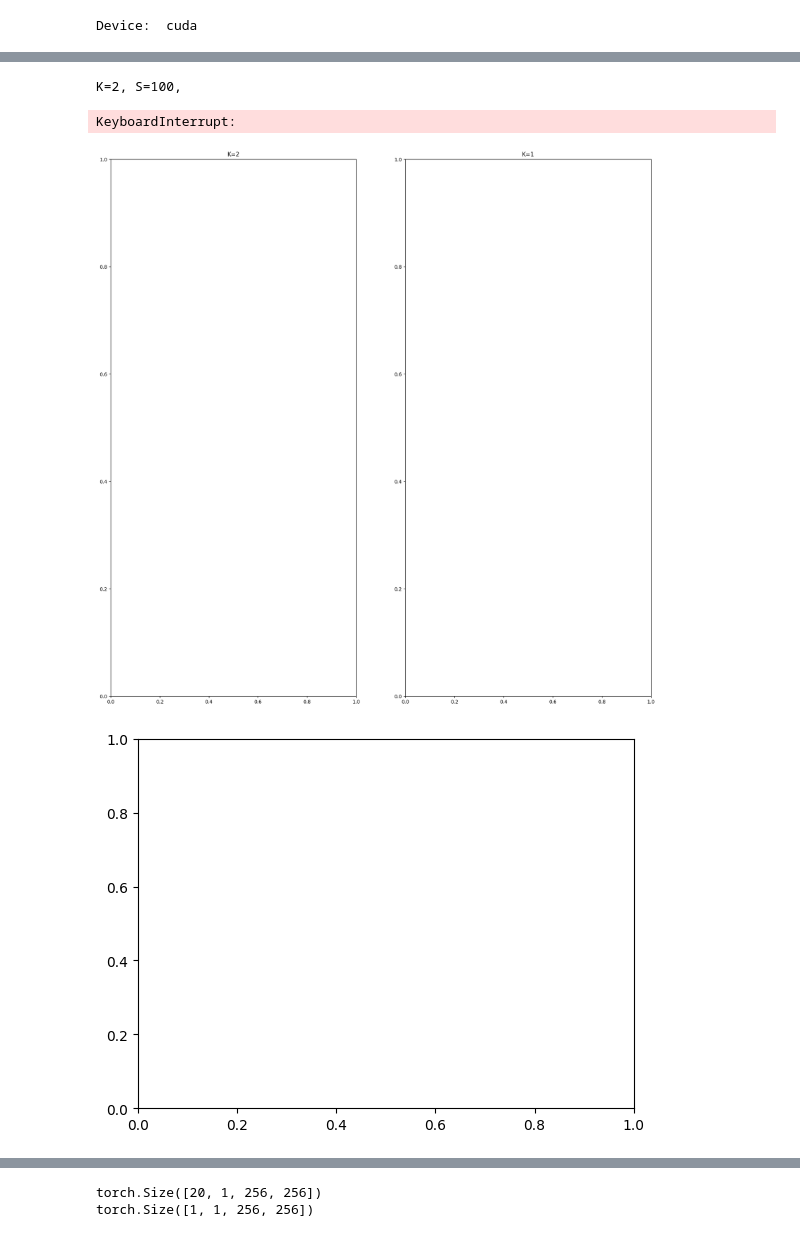
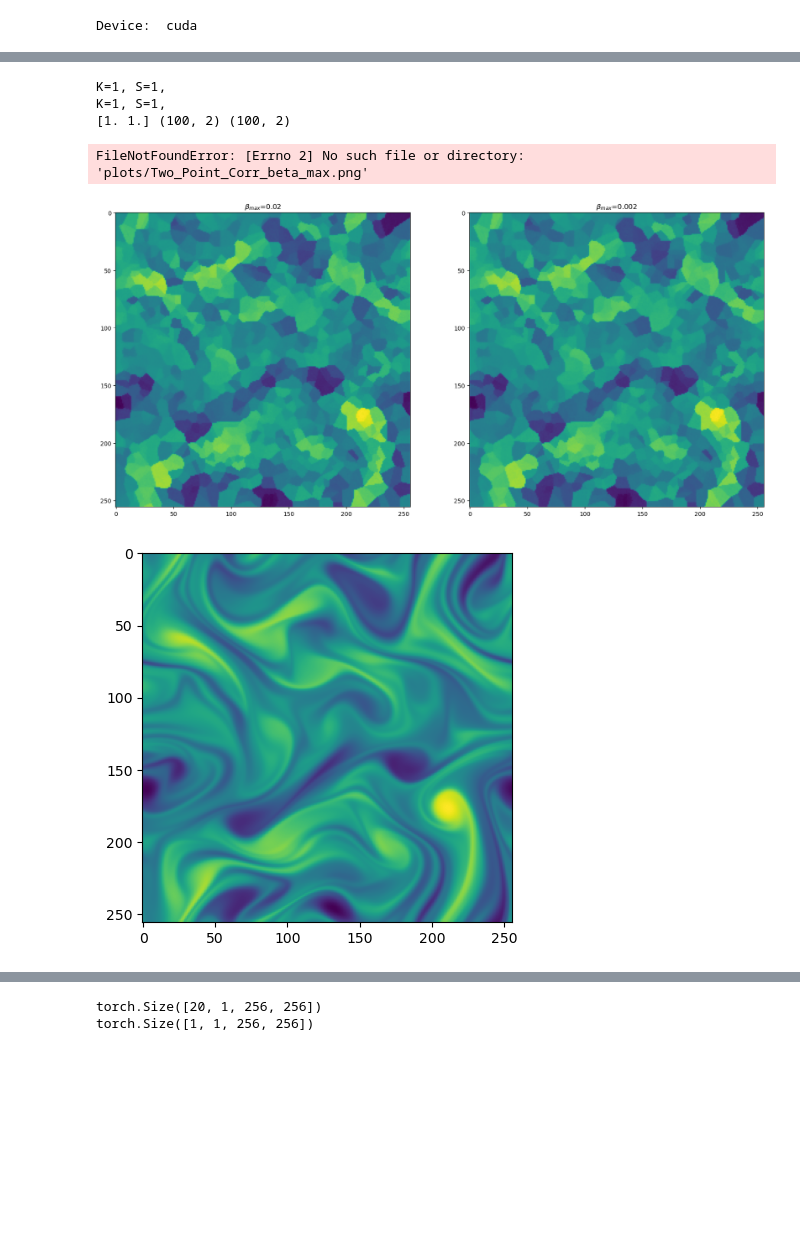
Before and after one commit to baristuran/baris-personal, a Jupyter notebook: data_assimilation.ipynb, the cells around one changed output, grey strips where cells are left out. Cells and saved outputs as stored; diff of their text form; code cells hidden in the pictures; blank space fills up the shorter version.

Commit message:
Change parametric routine

```diff
--- a/data_assimilation.ipynb
+++ b/data_assimilation.ipynb
@@ -190,10 +190,12 @@ def parametric(K,S, beta_max):
         title = r"K"
         independent_var = "K"
 
+    legend = ["Ground Truth"]
     fig_generated, ax_generated = plt.subplots(1,size, figsize=(20,20))
     fig_gt,ax_gt =  plt.subplots()
     for i in range(size):
         ax_generated[i].set_title(title + r"=" + str(vars[independent_var][i]))
+        legend.append(title + r"=" + str(vars[independent_var][i]))
     i = 0
     for s in S:
         for k in K:
@@ -214,15 +216,15 @@ def parametric(K,S, beta_max):
                     bins_list.append(bins)
                     i+=1
     ax_gt.imshow(test_snapshots[trajectory, 5])
-    return np.array(two_point_corr_list), np.array(energy_spetrum_list), np.array(pdf_list), np.array(bins_list)
+    return np.array(two_point_corr_list), np.array(energy_spetrum_list), np.array(pdf_list), np.array(bins_list), legend, independent_var
 
-S = [100]
-K = [2,1]
-beta_max = [0.002]
+S = [1]
+K = [1]
+beta_max = [0.02, 0.002]
 
 path = "/home/baris/Documents/DDSim/baris-personal/sparse/"
 
-two_point_corr_array, spectrum_generated_image, pdf, bins = parametric(K,S, beta_max)
+two_point_corr_array, spectrum_generated_image, pdf, bins, legend, independent_var = parametric(K,S, beta_max)
 figure, axis = plt.subplots()
 #figure2, axis2 = plt.subplots()
 figure3, axis3 = plt.subplots()
@@ -239,56 +241,45 @@ pdf_ground_truth, bins_gt = np.histogram(test_snapshots[trajectory].flatten(), b
 bins = bins.T
 dx = (np.max(test_snapshots[trajectory]) - np.min(test_snapshots[trajectory]))/100
 dx_generated = bins[1:] - bins[:-1]
-pdf = pdf.T/(generated_image.size * dx_generated)
+pdf = pdf.T/(test_snapshots[trajectory].size * dx_generated)
 pdf_ground_truth = pdf_ground_truth/(test_snapshots[trajectory].size * dx)
 
 two_point_corr_ground_truth = two_point_corr(test_snapshots[trajectory], axis=-2)
-
-
-
-
-if len(S) > 1:
-    legend = ["Ground Truth", r"$t=50$", r"$t=100$", r"$t=200$", r"$t=400$"]
-    independent_var = "S"
-elif len(beta_max) > 1:
-    legend = ["Ground Truth", r"$\beta_{max}=0.02$", r"$\beta_{max}=0.002$"]
-    independent_var = "beta_max"
-elif len(K) > 1:
-    legend = ["Ground Truth", r"$K=1$", r"$K=2$", r"$K=3$", r"$K=4$"]
-    independent_var = "K"
-
 
 #Plot Statistical quantities
 
 #Two point correlation
 axis3.plot(two_point_corr_ground_truth.T, "--")
 axis3.plot(two_point_corr_array.T)
 axis3.set_xlabel(r"$r/\Delta x$")
 axis3.set_ylabel(r"$R_{\omega\omega}(r)/R(0)$")
 figure3.legend(legend, loc="upper right")
 
 #spectrum
 axis4.plot(np.arange(0,nyquist).astype(np.int16), spectrum_ground_truth.T[:nyquist], "--")
 #axis4.plot(np.arange(0,nyquist).astype(np.int16), spectrum_sparse.T[:nyquist])
 axis4.plot(np.arange(0,nyquist).astype(np.int16), spectrum_generated_image.T[:nyquist])
 axis4.set_xlabel(r"$k$")
 axis4.set_ylabel(r"$E_{\omega}$")
+axis4.plot(wave_numbers[5:40]/(2*np.pi), 8e-2 * wave_numbers[5:40]**(-5/3))
 figure4.legend(legend, loc="upper right")
 
 #Pdf
 axis.plot((bins_gt[1:] + bins_gt[:-1])/2, pdf_ground_truth, "--")
 axis.plot((bins[1:] + bins[:-1])/2, pdf)
 figure.legend(legend, loc="upper right")
 axis.set_xlabel(r"$\omega$")
 axis.set_ylabel(r"$pdf(\omega)$")
 print(np.sum(pdf*dx_generated, axis=0), (bins[1:] + bins[:-1]).shape, pdf.shape)
 
 dpi=400
 figure3.savefig("plots/Two_Point_Corr_" + independent_var + ".png", dpi=dpi)
 figure4.savefig("plots/Spectrum_" + independent_var + ".png", dpi=dpi)
 figure.savefig("plots/PDF_" + independent_var + ".png", dpi=dpi)
 # %% [output]
-K=2, S=100,
+K=1, S=1,
+K=1, S=1,
+[1. 1.] (100, 2) (100, 2)
-KeyboardInterrupt:
+FileNotFoundError: [Errno 2] No such file or directory: 'plots/Two_Point_Corr_beta_max.png'
-[figure, old version]
+[figure, new version]
-[figure, old version]
+[figure, new version]
```
Also changed, not shown: parts of 5 cells of this notebook.
